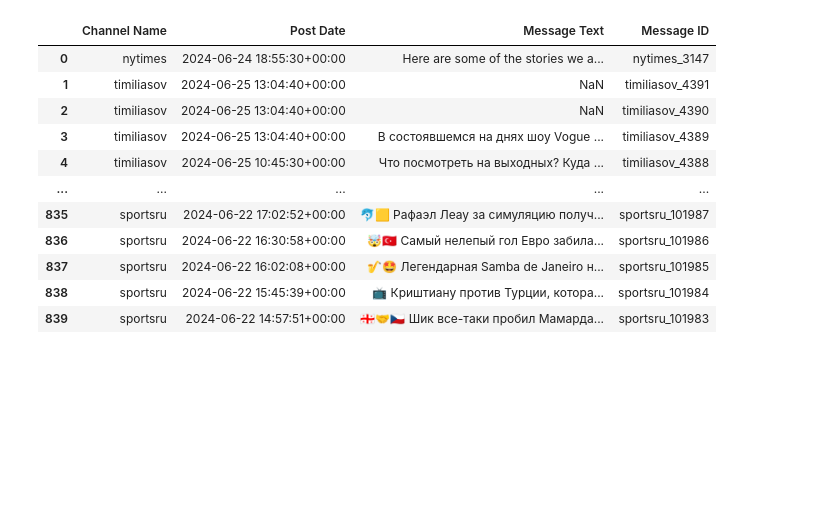
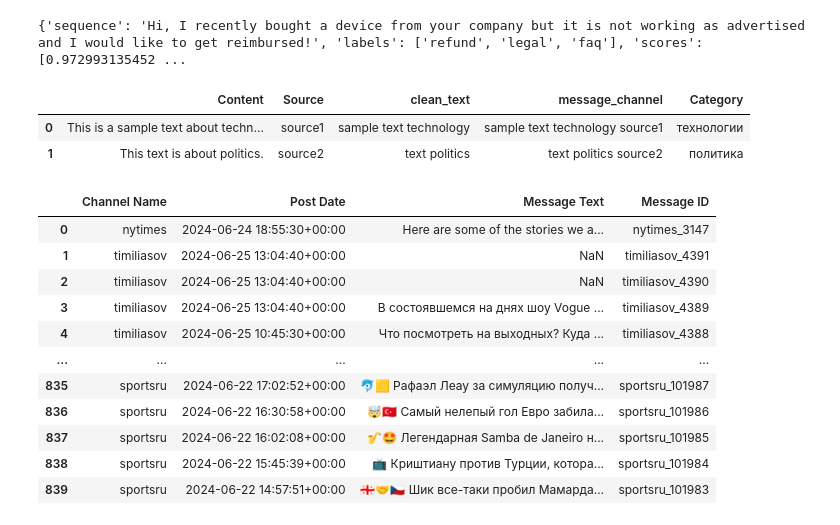
Before and after one commit to VerVelVel/Wats_new, a Jupyter notebook: Notebooks/preprocessor.ipynb, the cells around one changed output. Drawn from its saved outputs; the diff is of its cells as text; code cells hidden in the pictures; blank space fills up the shorter version.

```diff
--- a/Notebooks/preprocessor.ipynb
+++ b/Notebooks/preprocessor.ipynb
@@ -25,0 +58,2 @@ df
+# %%
+df = preprocess_data(df)
@@ -25,0 +83,2 @@ df
+# %%
+df = classify_text(df)
@@ -25,0 +112,2 @@ df
+# %%
+candidate_labels = ["технологии", "политика", "спорт", "экономика", "развлечения", "здоровье", "образование", "мода", "происшествия"]
@@ -25,0 +131,8 @@ df
+# %%
+output = query({
+    "inputs": "Hi, I recently bought a device from your company but it is not working as advertised and I would like to get reimbursed!",
+    "parameters": {"candidate_labels": ["refund", "legal", "faq"]}
+})
+print(output)
+# %% [output]
+{'sequence': 'Hi, I recently bought a device from your company but it is not working as advertised and I would like to get reimbursed!', 'labels': ['refund', 'legal', 'faq'], 'scores': [0.972993135452 ...
@@ -26,3 +157,45 @@ df
+# %%
+def classify_text(df):
+    def classify_row(row):
+        payload = {
+            "inputs": row['message_channel'],
+            "parameters": {"candidate_labels": candidate_labels}
+        }
+        try:
+            result = query(payload)
+            # logger.debug(f"API response: {result}")""
+
+            # Проверка на наличие необходимых ключей в ответе
+            if 'labels' not in result or 'scores' not in result:
+                # logger.error(f"Missing 'labels' or 'scores' in response: {result}")
+                return "unknown"  # или другое значение по умолчанию
+
+            highest_score_index = result['scores'].index(max(result['scores']))
+            most_likely_label = result['labels'][highest_score_index]
+            return most_likely_label
+        except Exception as e:
+            # logger.error(f"Error processing row: {row}")
+            # logger.error(e, exc_info=True)
+            return "error"  # или другое значение по умолчанию
+
+    with ThreadPoolExecutor() as executor:
+        df['Category'] = list(executor.map(classify_row, [row for _, row in df.iterrows()]))
+
+    return df
+
+# Пример использования
+df = pd.DataFrame({
+    'Content': ["This is a sample text about technology.", "This text is about politics."],
+    'Source': ["source1", "source2"]
+})
+df = preprocess_data(df)
+classified_df = classify_text(df)
+# %%
+classified_df
+# %% [output]
+|  | Content | Source | clean_text | message_channel | Category |
+| 0 | This is a sample text about techn... | source1 | sample text technology | sample text technology source1 | технологии |
+| 1 | This text is about politics. | source2 | text politics | text politics source2 | политика |
 # %%
 df = pd.read_csv('/content/drive/MyDrive/Colab Notebooks/aux/telegram_messages_last_day.csv')
 # %%
```
Also changed, not shown: parts of 10 cells of this notebook, 5 other files.
